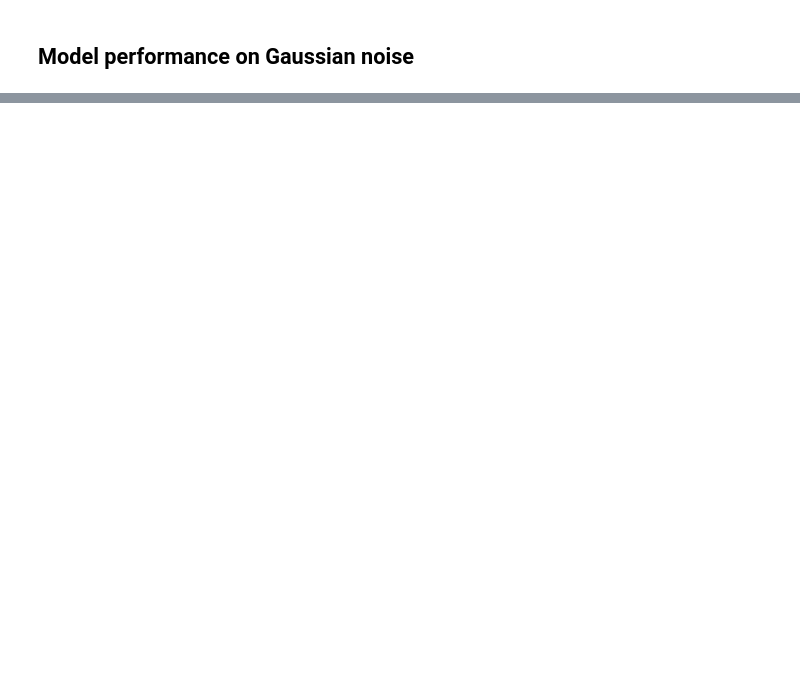
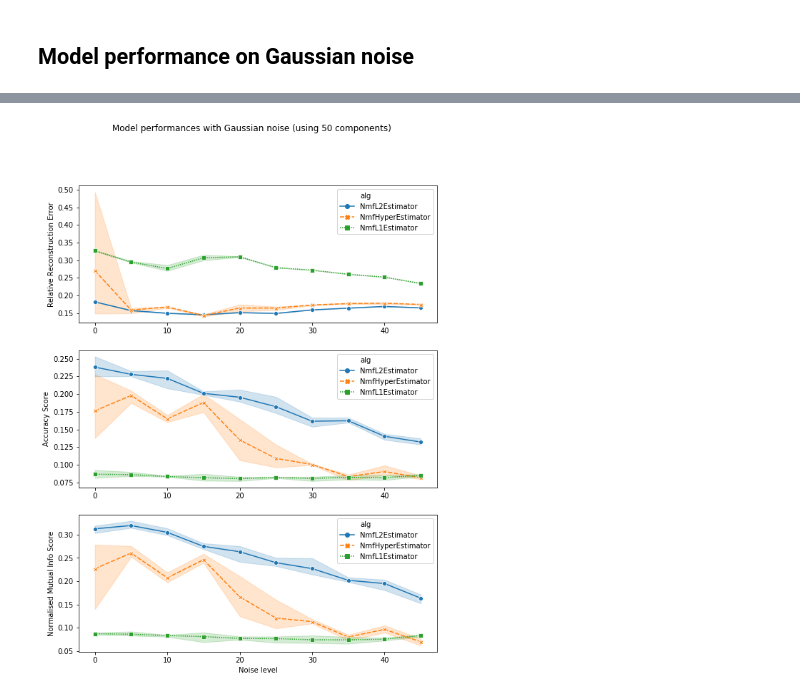
Before and after one commit to Dovermore/COMP5328NMF, a Jupyter notebook: src/assignment_CroppedYaleB.ipynb, the cells around one changed output, grey strips where cells are left out. Saved outputs shown, nothing was run; the diff lists cells and outputs as text; code cells hidden in the pictures; blank space fills up the shorter version.

```diff
--- a/src/assignment_CroppedYaleB.ipynb
+++ b/src/assignment_CroppedYaleB.ipynb
@@ -504,0 +590,70 @@ plt.savefig("Gaussian_scaled_90%")
+# %%
+# Plotting RRE, Accuracy and NMI scores against different Gaussian noises for n_components=50
+fig = plt.figure(figsize=[9, 12])
+
+ax = fig.add_subplot(311)
+sns.lineplot(
+    x="sigma",
+    y="rre",
+    hue="alg",
+    #size="n_components",
+    style="alg",
+    data=evaluations_g.query("n_components == 50 and (alg=='NmfL2Estimator' or alg=='NmfHyperEstimator' or alg=='NmfL1Estimator')"),
+    estimator='mean',
+    ci=95,
+    n_boot=1000,
+    markers=True,
+    seed=None,
+    sort=True,
+    err_style='band',
+    #legend='full',
+)
+ax.set_xlabel('')
+ax.set_ylabel("Relative Reconstruction Error")
+#ax.legend(title="Algorithm", loc="upper right", labels=['Hypersurface','L1-NMF','L2-NMF'])
+
+ax = fig.add_subplot(312)
+sns.lineplot(
+    x="sigma",
+    y="acc_score",
+    hue="alg",
+    #size="n_components",
+    style="alg",
+    data=evaluations_g.query("n_components == 50 and (alg=='NmfL2Estimator' or alg=='NmfHyperEstimator' or alg=='NmfL1Estimator')"),
+    estimator='mean',
+    ci=95,
+    n_boot=1000,
+    markers=True,
+    seed=None,
+    sort=True,
+    err_style='band',
+    legend='full',
+)
+ax.set_xlabel('')
+ax.set_ylabel("Accuracy Score")
+#ax.legend(title="Algorithm", loc="upper right", labels=['NMF (sklearn)','L2-NMF','Hypersurface'])
+
+ax = fig.add_subplot(313)
+sns.lineplot(
+    x="sigma",
+    y="nmi_score",
+    hue="alg",
+    #size="n_components",
+    style="alg",
+    data=evaluations_g.query("n_components == 50 and (alg=='NmfL2Estimator' or alg=='NmfHyperEstimator' or alg=='NmfL1Estimator')"),
+    estimator='mean',
+    ci=95,
+    markers=True,
+    n_boot=1000,
+    seed=None,
+    sort=True,
+    err_style='band',
+    legend='full',
+)
+ax.set_xlabel("Noise level")
+ax.set_ylabel("Normalised Mutual Info Score")
+#ax.legend(title="Algorithm", loc="upper right", labels=['NMF (sklearn)','L2-NMF','Hypersurface'])
+plt.suptitle("Model performances with Gaussian noise (using 50 components)")
+plt.savefig("../figures/YaleB/Gaussian_scaled_90_with_ci")
+# %% [output]
+[figure, added]
```
Also changed, not shown: parts of 7 cells of this notebook, 8 other files.
